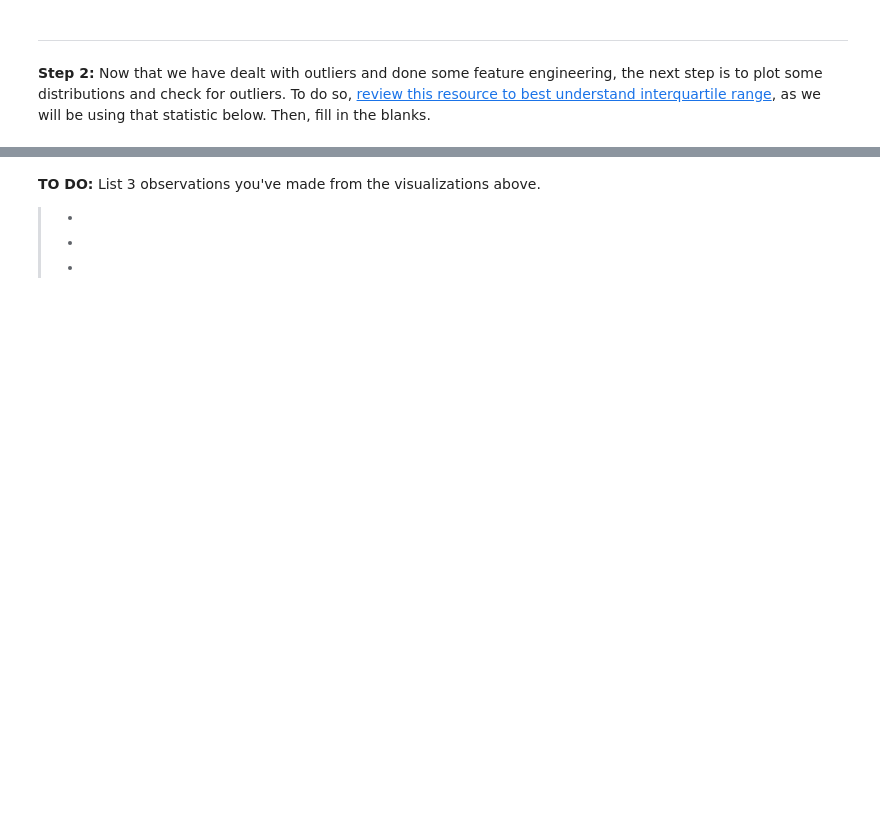
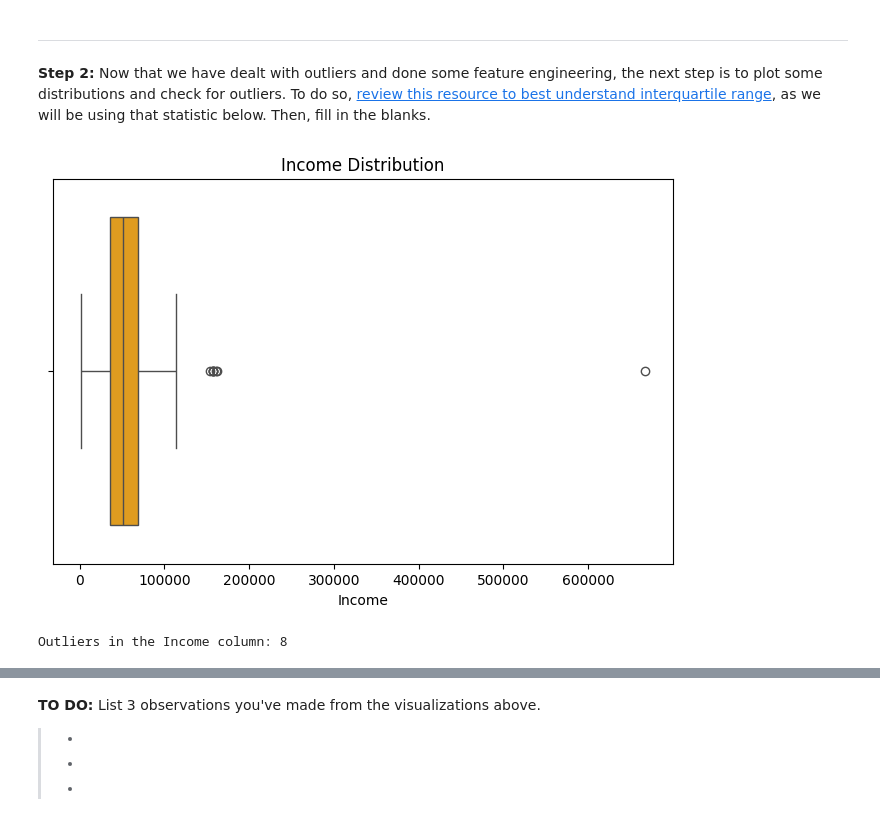
Before and after one commit to chipojaya1/myNEBDHub, a Jupyter notebook: Customer_Segmentation_Analysis.ipynb, the cells around one changed output, grey strips where cells are left out. Saved outputs shown, nothing was run; the diff lists cells and outputs as text; code cells hidden in the pictures; blank space fills up the shorter version.

```diff
--- a/Customer_Segmentation_Analysis.ipynb
+++ b/Customer_Segmentation_Analysis.ipynb
@@ -251,0 +252,4 @@ df.head()
+# %%
+# TODO: Create a new column for all the accepted campaigns.
+df['Accepted_Campaigns'] = df['AcceptedCmp1'] + df['AcceptedCmp2'] + df['AcceptedCmp3'] + df['AcceptedCmp4'] + df['AcceptedCmp5']
+df['Accepted_Campaigns'].head()
@@ -251,0 +273,4 @@ df.head()
+# %%
+# TODO: Create a new column for all the items.
+df['Total_Items'] = df['Wines'] + df['Fruits'] + df['Meat'] + df['Fish'] + df['Sweets'] + df['Gold']
+df['Total_Items'].head()
@@ -251,0 +285,4 @@ df.head()
+# %%
+# TODO: Create a new column for all the purchases.
+df['Total_Purchases'] = df['Deals_Purchases'] + df['Web_Purchases'] + df['Catalog_Purchases'] + df['Store_Purchases']
+df['Total_Purchases'].head()
@@ -252,6 +327,6 @@ df.head()
 # %%
  # TODO: Drop irrelevant features.
-df = df.drop(['Dt_Customer', '______', '________', 'Year_Birth', 'ID'], axis = 1)
+df = df.drop(['Dt_Customer', 'Z_CostContact', 'Z_Revenue', 'Year_Birth', 'ID'], axis = 1)
 
 # TODO: Display the dataframe.
 df.head()
@@ -262,19 +344,25 @@ df.head()
 # %%
 # TODO: Plot distributions for the relevant columns and check for outliers.
 # Boxplot for `Income` distribution.
 plt.figure(figsize = (8,5))
-sns.boxplot(df, x = '_____',  color = '____')
-plt.title('__________');
+sns.boxplot(df, x = 'Income',  color = 'green')
+plt.title('Income Distribution')
+plt.show()
+# %% [output]
+[figure, added]
 # %%
 # TODO: Calculate the Interquartile range (IQR) for the `Income` column.
-Q1 = df['_____'].quantile(0.25)
-Q3 = df['_____'].quantile(0.75)
+
+Q1 = df['Income'].quantile(0.25)
+Q3 = df['Income'].quantile(0.75)
 IQR = Q3 - Q1
 
 # TODO: Identify the outliers in the Income column
-outliers = df[(df['_____'] < (Q1 - 1.5 * IQR)) | (df['_____'] > (Q3 + 1.5 * IQR))]
+outliers = df[(df['Income'] < (Q1 - 1.5 * IQR)) | (df['Income'] > (Q3 + 1.5 * IQR))]
 
 # TODO: Print the number of outliers
 print("Outliers in the Income column:", len(outliers))
+# %% [output]
+Outliers in the Income column: 8
 # %%
 # TODO: Remove the outliers in the `Income` column.
```
Also changed, not shown: parts of 25 cells of this notebook.
